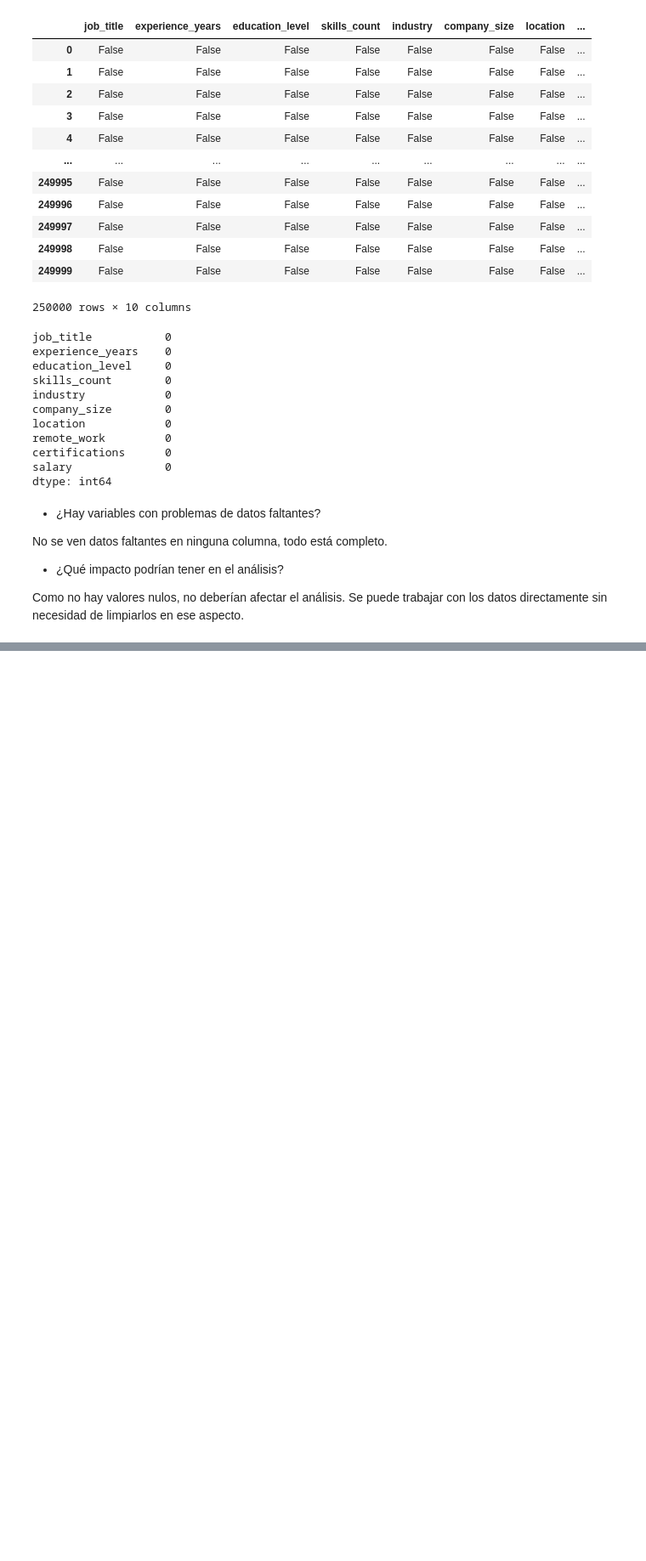
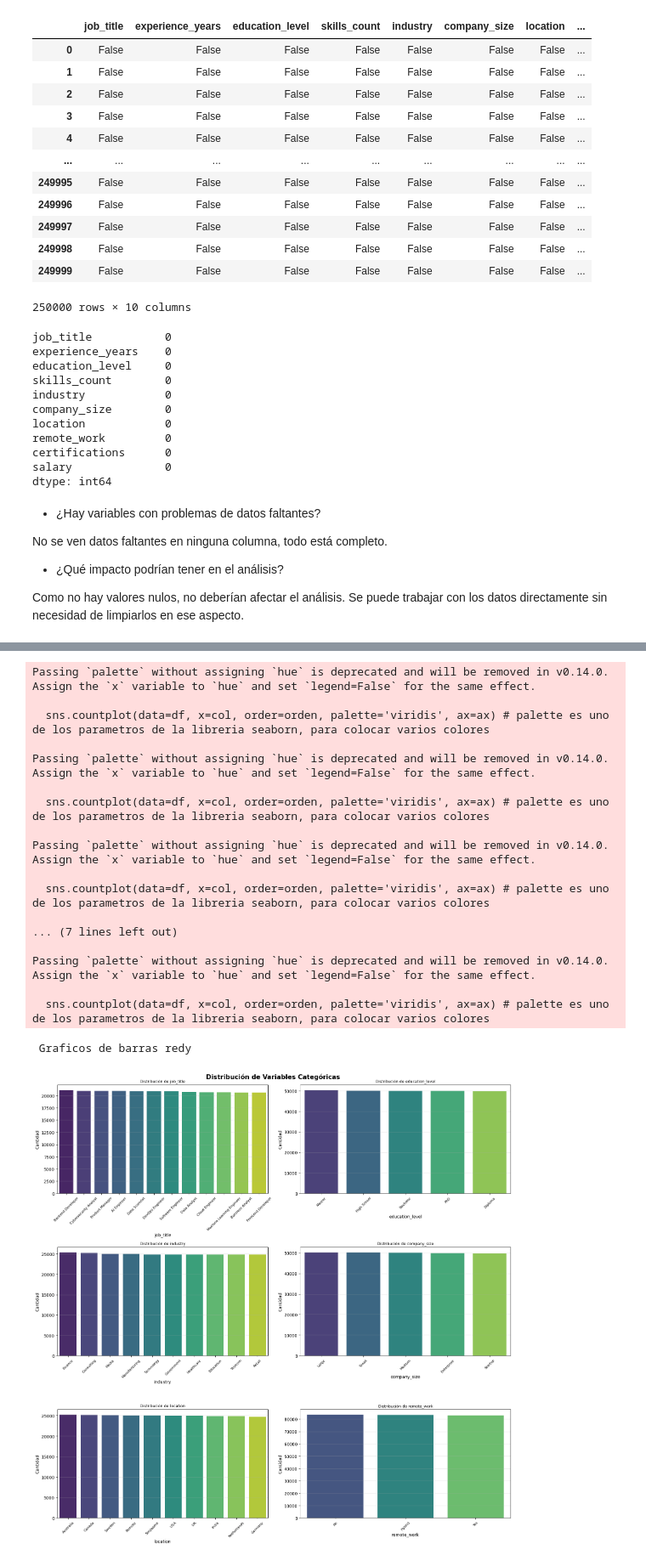
Before and after one commit to garciadejesustrianaolivadia165-a11y/proyecto-final-estadistica, a Jupyter notebook: analisis_salarios.ipynb, the cells around one changed output, grey strips where cells are left out. Shown at 85% size. Drawn from its saved outputs; the diff is of its cells as text; code cells hidden in the pictures; blank space fills up the shorter version.

```diff
--- a/analisis_salarios.ipynb
+++ b/analisis_salarios.ipynb
@@ -313,0 +433,13 @@ Como no hay valores nulos, no deberían afectar el análisis. Se puede trabajar
+# %%
+#5. Análisis de variables categóricas
+#- `value_counts()`
+
+categorias = df.select_dtypes(include=['object'])
+print(f"\n Variables Categoricas {list(categorias.columns)}\n")
+
+#calculo de value_counts de cada variable
+for col in categorias.columns:
+    print("{col.upper}: ")
+    print(df[col].value_counts())
+    print(f"categorias que son unicas (Total): {df[col].nunique()}")
+    print("_" * 50)
@@ -313,0 +466,42 @@ Como no hay valores nulos, no deberían afectar el análisis. Se puede trabajar
+# %%
+#5. Análisis de variables categóricas
+#- Gráficos de barras (`countplot`)
+
+fig, axes = plt.subplots(3, 2, figsize=(16, 16))
+fig.suptitle('Distribución de Variables Categóricas', fontsize=15, fontweight='bold')
+
+cols_cat = categorias.columns.tolist()
+
+
+for i, col in enumerate(cols_cat):
+    ax = axes[i // 2][i % 2]
+    orden = df[col].value_counts().index
+    sns.countplot(data=df, x=col, order=orden, palette='viridis', ax=ax) # palette es uno de los parametros de la libreria seaborn, para colocar varios colores
+    ax.set_title(f'Distribución de {col}', fontsize=9)
+    ax.set_xlabel(col)
+    ax.set_ylabel('Cantidad')
+    ax.tick_params(axis='x', rotation=45, labelsize=8)
+    ax.grid(axis='y', alpha=0.3)
+
+plt.tight_layout() # esto es para que la letra no aparezca una arriba de la otra
+print(" Graficos de barras redy")
+# %% [output]
+Passing `palette` without assigning `hue` is deprecated and will be removed in v0.14.0. Assign the `x` variable to `hue` and set `legend=False` for the same effect.
+
+  sns.countplot(data=df, x=col, order=orden, palette='viridis', ax=ax) # palette es uno de los parametros de la libreria seaborn, para colocar varios colores
+
+Passing `palette` without assigning `hue` is deprecated and will be removed in v0.14.0. Assign the `x` variable to `hue` and set `legend=False` for the same effect.
+
+  sns.countplot(data=df, x=col, order=orden, palette='viridis', ax=ax) # palette es uno de los parametros de la libreria seaborn, para colocar varios colores
+
+Passing `palette` without assigning `hue` is deprecated and will be removed in v0.14.0. Assign the `x` variable to `hue` and set `legend=False` for the same effect.
+
+  sns.countplot(data=df, x=col, order=orden, palette='viridis', ax=ax) # palette es uno de los parametros de la libreria seaborn, para colocar varios colores
+
+... (7 lines left out)
+
+Passing `palette` without assigning `hue` is deprecated and will be removed in v0.14.0. Assign the `x` variable to `hue` and set `legend=False` for the same effect.
+
+  sns.countplot(data=df, x=col, order=orden, palette='viridis', ax=ax) # palette es uno de los parametros de la libreria seaborn, para colocar varios colores
+ Graficos de barras redy
+[figure, added]
```
Also changed, not shown: parts of 16 cells of this notebook.
